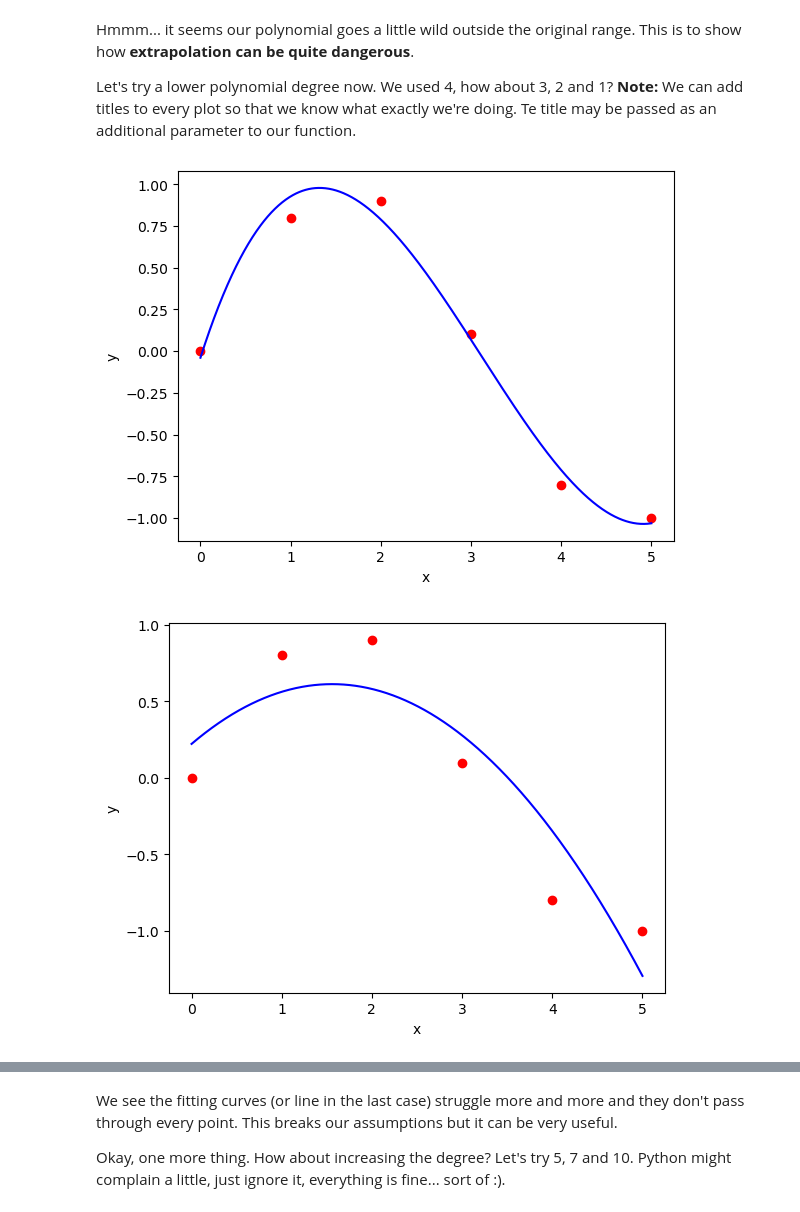
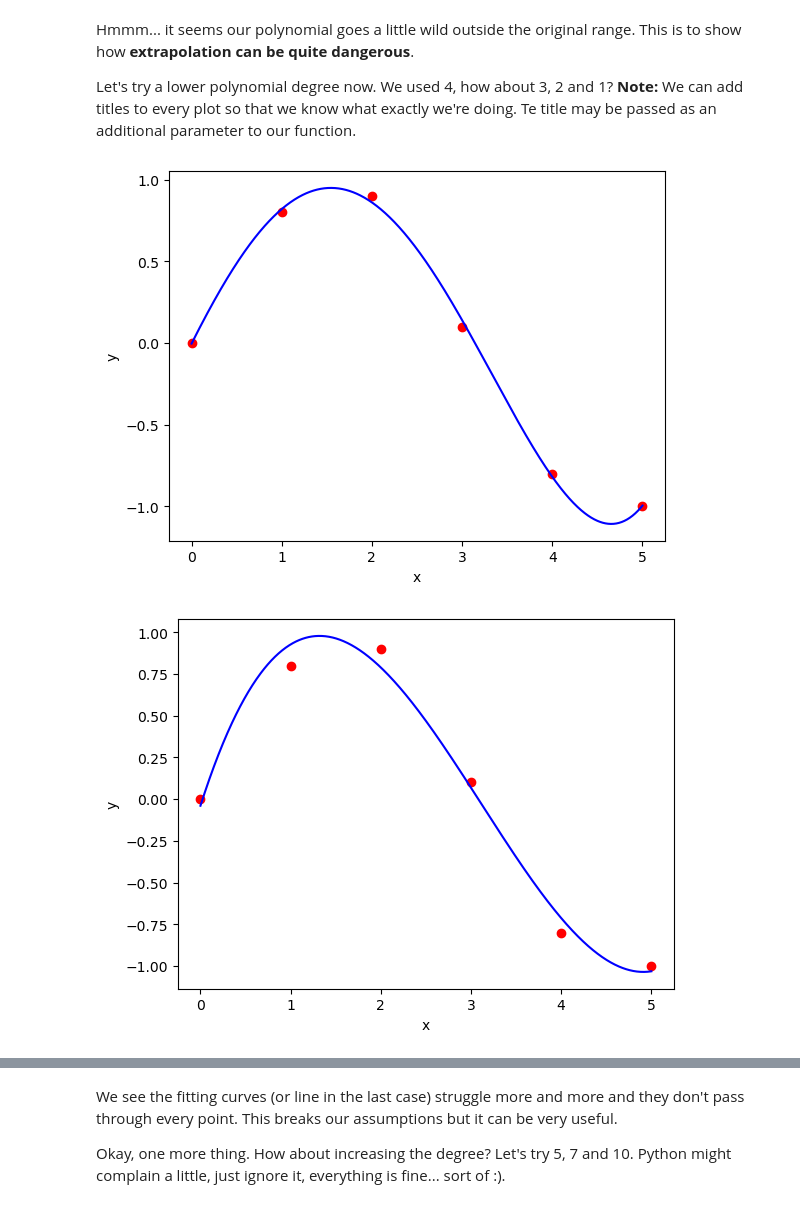
Before and after one commit to Deyan2306/Artificial-intelligence, a Jupyter notebook: Mathematics-For-Developers/03. Basic-Algebra-Exercise/Basic Algebra Exercise.ipynb, the cells around one changed output, grey strips where cells are left out. Drawn from its saved outputs; the diff is of its cells as text; code cells hidden in the pictures.

```diff
--- a/Mathematics-For-Developers/03. Basic-Algebra-Exercise/Basic Algebra Exercise.ipynb
+++ b/Mathematics-For-Developers/03. Basic-Algebra-Exercise/Basic Algebra Exercise.ipynb
@@ -121,9 +121,10 @@ Hmmm... it seems our polynomial goes a little wild outside the original range. T
 Let's try a lower polynomial degree now. We used 4, how about 3, 2 and 1?
 **Note:** We can add titles to every plot so that we know what exactly we're doing. Te title may be passed as an additional parameter to our function.
 # %%
+interpolate_polynomial(points, 4, np.min(points[:, 0]), np.max(points[:, 0]))
 interpolate_polynomial(points, 3, np.min(points[:, 0]), np.max(points[:, 0]))
 interpolate_polynomial(points, 2, np.min(points[:, 0]), np.max(points[:, 0]))
 interpolate_polynomial(points, 1, np.min(points[:, 0]), np.max(points[:, 0]))
 # %% [output]
-[figure, old version]
+[figure, new version]
-[figure, old version]
+[figure, new version]
```
Also changed, not shown: parts of 13 cells of this notebook, 2 other files.
